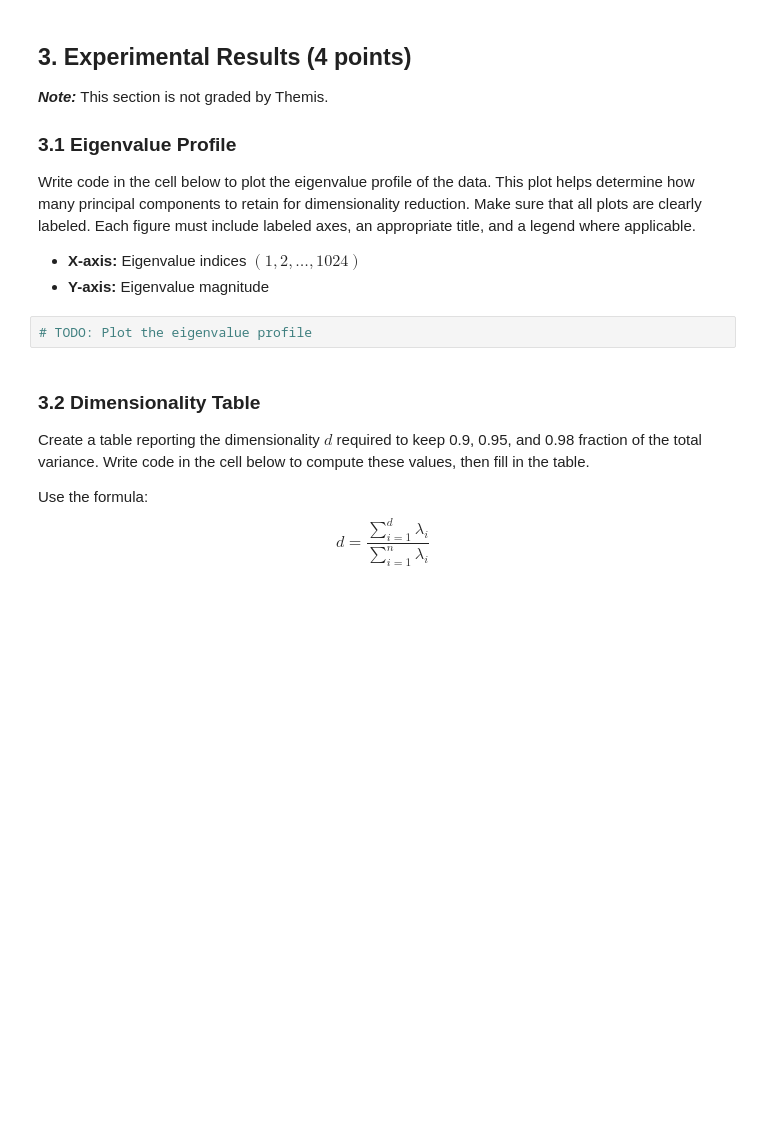
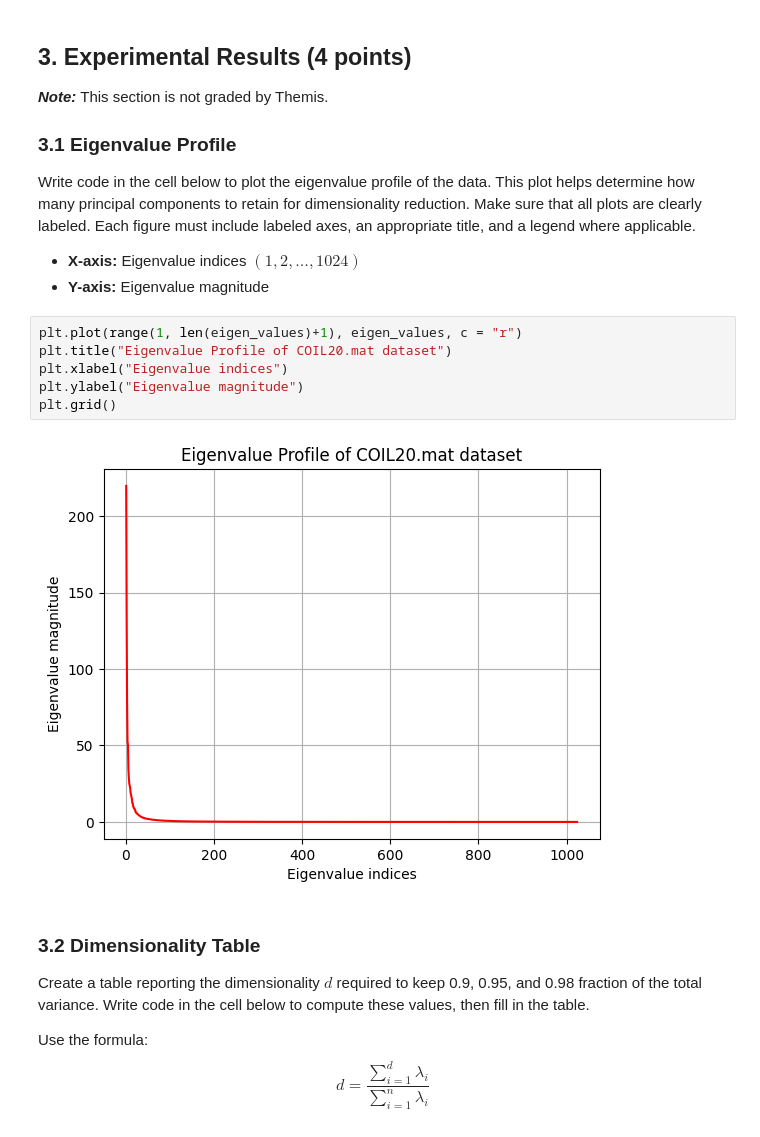
Before and after one commit to TheKingBlue/IntroductionToML, a Jupyter notebook: Assignment1/Assignment1.ipynb, the cells around one changed output. Drawn from its saved outputs; the diff is of its cells as text; blank space fills up the shorter version.

```diff
--- a/Assignment1/Assignment1.ipynb
+++ b/Assignment1/Assignment1.ipynb
@@ -204,8 +204,14 @@ Write code in the cell below to plot the eigenvalue profile of the data. This pl
 
 - **X-axis:** Eigenvalue indices $(1, 2, \ldots, 1024)$
 - **Y-axis:** Eigenvalue magnitude
-# %%
-# TODO: Plot the eigenvalue profile
+# %%
+plt.plot(range(1, len(eigen_values)+1), eigen_values, c = "r")
+plt.title("Eigenvalue Profile of COIL20.mat dataset")
+plt.xlabel("Eigenvalue indices")
+plt.ylabel("Eigenvalue magnitude")
+plt.grid()
+# %% [output]
+[figure, added]
 # %% [markdown]
 ### 3.2 Dimensionality Table
 
```
